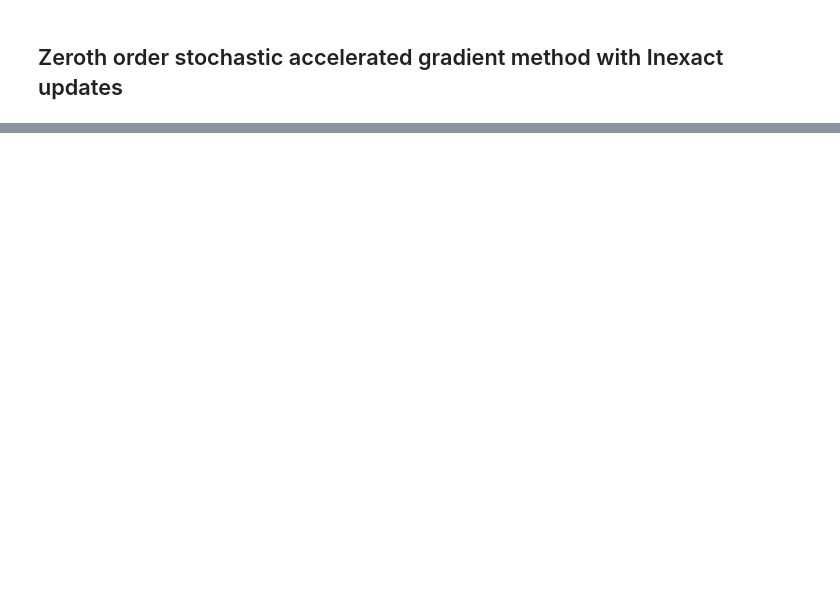
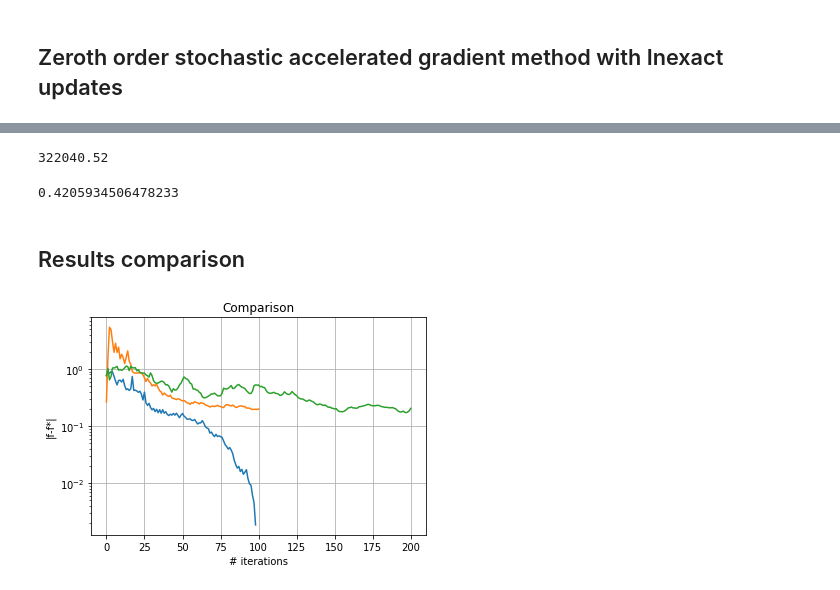
Before and after one commit to liacov/OPTproj, a Jupyter notebook: notebooks/CoxRegression.ipynb, the cells around one changed output, grey strips where cells are left out. Saved outputs shown, nothing was run; the diff lists cells and outputs as text; code cells hidden in the pictures; blank space fills up the shorter version.

```diff
--- a/notebooks/CoxRegression.ipynb
+++ b/notebooks/CoxRegression.ipynb
@@ -143,0 +187,5 @@ plt.grid()
+# %%
+m = lambda t: t * (t+1) / D * (d+3)
+np.sum([m(t) for t in range(1,101)])
+# %% [output]
+322040.52
@@ -143,0 +195,17 @@ plt.grid()
+# %%
+(3.50 - hours/24)/(hours/24)
+# %% [output]
+0.4205934506478233
+# %% [markdown]
+## Results comparison
+# %%
+plt.plot((f_d - f_star)[:np.argmin(f_d)])
+plt.plot(f_i - f_star)
+plt.plot(f_stoch200 - f_star)
+plt.yscale("log")
+plt.title("Comparison")
+plt.xlabel("# iterations")
+plt.ylabel("|f-f*|")
+plt.grid()
+# %% [output]
+[figure, added]
```
Also changed, not shown: parts of 19 cells of this notebook, 7 other files.
